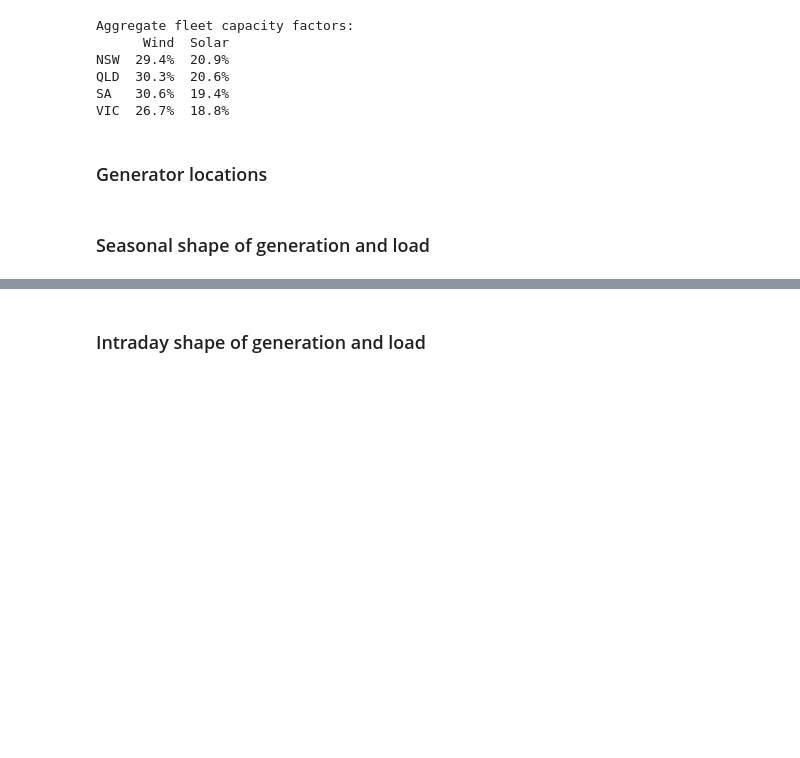
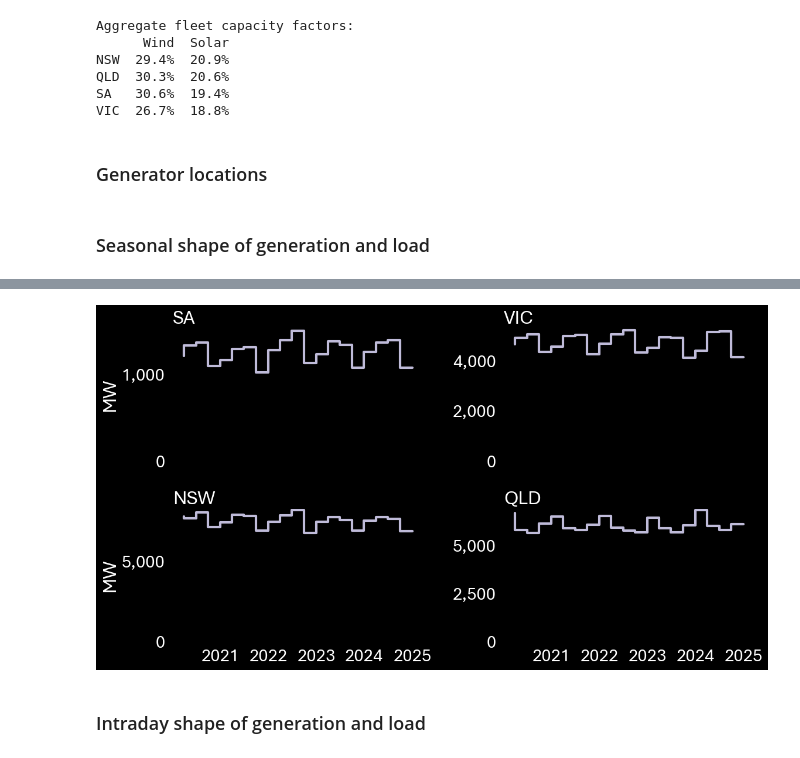
Before and after one commit to MarkusMannheim/contract_modelling, a Jupyter notebook: data_preparation.ipynb, the cells around one changed output, grey strips where cells are left out. Drawn from its saved outputs; the diff is of its cells as text; code cells hidden in the pictures; blank space fills up the shorter version.

```diff
--- a/data_preparation.ipynb
+++ b/data_preparation.ipynb
@@ -560,3 +514,47 @@ save_figure(fig, "sa_mean_quarterly_load", charts_dir)
+# %%
+# Plot load over time
+fig, ax = plt.subplots(
+    2, 2,
+    figsize=(12, 6.75),
+    tight_layout=True,
+    sharex=True)
+
+for i, region in enumerate(gen_info["Region"].unique()):
+    # Prepare load data
+    region_demand_data = pd.read_parquet(
+        demand_and_prices_path,
+        engine="pyarrow",
+        filters=[("Region", "==", region)],
+        columns=["Interval", "Total demand"]).set_index("Interval")
+
+    # Aggregate to quarterly
+    chart_data = region_demand_data.resample("QE").mean()
+    chart_data.index.name = "Quarter"
+    del region_demand_data
+
+    # Save data to file
+    chart_data.to_csv(
+        os.path.join(data_dir, f"{region}_mean_quarterly_load.csv"))
+
+    # Plot in subplot
+    axis = ax[i // 2, i % 2]
+    axis.step(
+        x=chart_data.index,
+        y=chart_data,
+        where="pre",
+        linewidth=3,
+        color="C2")
+    axis.set_xlabel(None)
+    axis.set_ylabel("MW" if i % 2 == 0 else None)
+    axis.set_ylim(0)
+    axis.yaxis.set_major_formatter(lambda x, p: f"{x:,.0f}")
+    axis.set_title(region, loc="left")
+    for frame in ["top", "right", "bottom", "left"]:
+        axis.spines[frame].set_visible(False)
+plt.show()
+save_figure(fig, "mean_quarterly_load", charts_dir)
+# %% [output]
+[figure, added]
 # %% [markdown]
 ### Intraday shape of generation and load
 # %%
```
Also changed, not shown: parts of 11 cells of this notebook, 44 other files.
